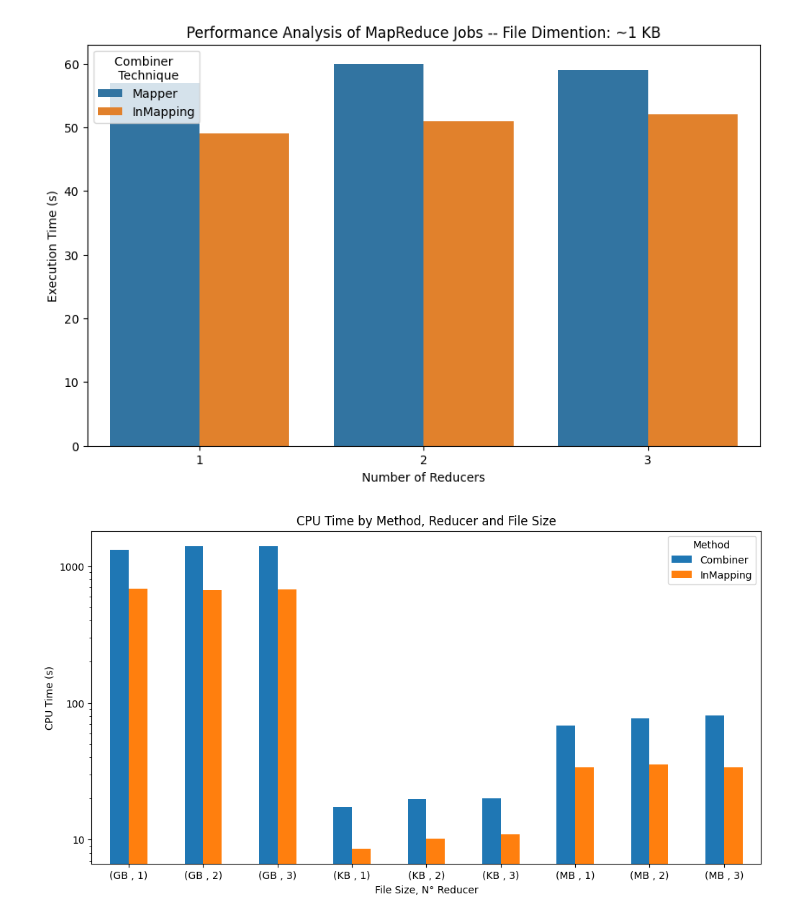
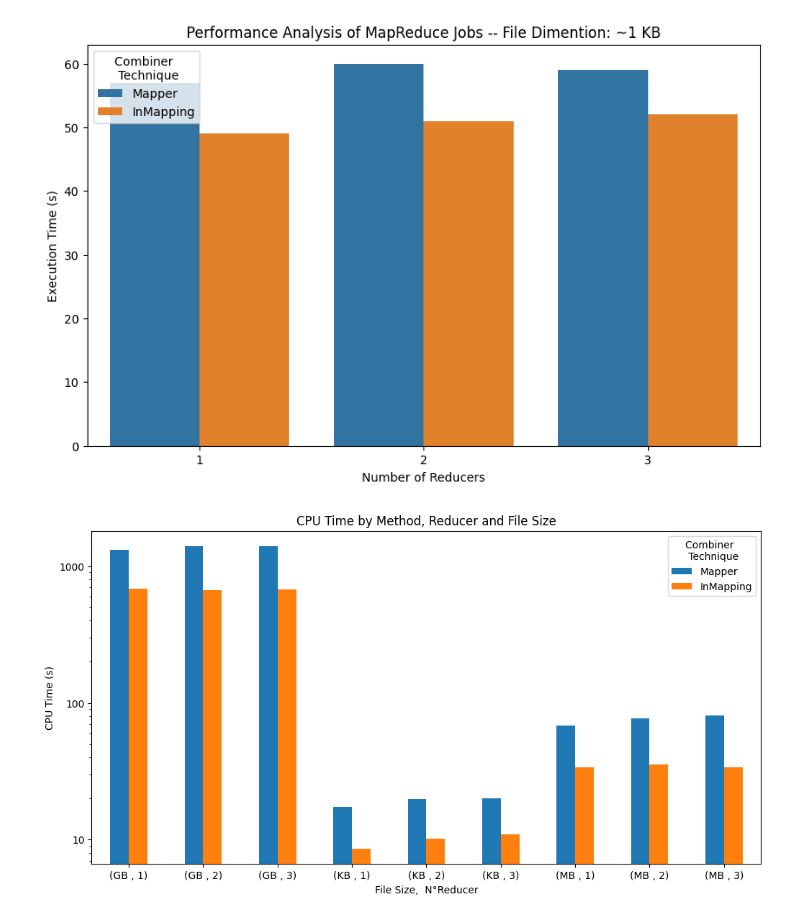
Before and after one commit to EmanueleRsp/MapReduce-Letter-Frequency, a Jupyter notebook: statistics/performance_result.ipynb, the cells around one changed output. Drawn from its saved outputs; the diff is of its cells as text; code cells hidden in the pictures.

```diff
--- a/statistics/performance_result.ipynb
+++ b/statistics/performance_result.ipynb
@@ -90,55 +90,57 @@ CPU_Times_InMapping_3_reducer_KB = 10,95
 # %%
 # Dati come stringa multilinea
 data = """
-CPU_Times_Combiner_1_reducer_GB = 1313,85
-CPU_Times_Combiner_2_reducer_GB = 1405,77
-CPU_Times_Combiner_3_reducer_GB = 1394,86
+CPU_Times_Mapper_1_reducer_GB = 1313,85
+CPU_Times_Mapper_2_reducer_GB = 1405,77
+CPU_Times_Mapper_3_reducer_GB = 1394,86
 CPU_Times_InMapping_1_reducer_GB = 683,98
 CPU_Times_InMapping_2_reducer_GB = 667,5
 CPU_Times_InMapping_3_reducer_GB = 679,38
-CPU_Times_Combiner_1_reducer_MB = 68,3
-CPU_Times_Combiner_2_reducer_MB = 77,29
-CPU_Times_Combiner_3_reducer_MB = 81,24
+CPU_Times_Mapper_1_reducer_MB = 68,3
+CPU_Times_Mapper_2_reducer_MB = 77,29
+CPU_Times_Mapper_3_reducer_MB = 81,24
 CPU_Times_InMapping_1_reducer_MB = 33,63
 CPU_Times_InMapping_2_reducer_MB = 35,39
 CPU_Times_InMapping_3_reducer_MB = 33,85
-CPU_Times_Combiner_1_reducer_KB = 17,42
-CPU_Times_Combiner_2_reducer_KB = 19,81
-CPU_Times_Combiner_3_reducer_KB = 20,11
+CPU_Times_Mapper_1_reducer_KB = 17,42
+CPU_Times_Mapper_2_reducer_KB = 19,81
+CPU_Times_Mapper_3_reducer_KB = 20,11
 CPU_Times_InMapping_1_reducer_KB = 8,61
 CPU_Times_InMapping_2_reducer_KB = 10,17
 CPU_Times_InMapping_3_reducer_KB = 10,95
 """
 
 # Creare un dizionario per memorizzare i dati
 data_dict = {'Method': [], 'Reducer': [], 'File_Size': [], 'CPU_Time': []}
 
 # Iterare sulle righe dei dati
 for line in data.split('\n'):
     if line:
         # Estrarre i valori
         method, reducer, file_size, cpu_time = line.split('_')[2], line.split('_')[3].split('=')[0], line.split('_')[5].split('=')[0], line.split('=')[1].strip().replace(',', '.')
         # Aggiungere i valori al dizionario
         data_dict['Method'].append(method)
         data_dict['Reducer'].append(reducer)
         data_dict['File_Size'].append(file_size)
         data_dict['CPU_Time'].append(float(cpu_time))
 
-# Creare un DataFrame da quel dizionario
 df = pd.DataFrame(data_dict)
 
 # Trasformare il DataFrame per avere le dimensioni del file come colonne
 df_pivot = df.pivot_table(index=['File_Size', 'Reducer'], columns='Method', values='CPU_Time')
 
+# Riordinare le colonne
+df_pivot = df_pivot[['Mapper','InMapping']]
+
 # Plottare il DataFrame
 df_pivot.plot(kind='bar', figsize=(12, 6))
 plt.ylabel('CPU Time (s)')
-plt.xlabel('File Size, N° Reducer')
+plt.xlabel('File Size,  N° Reducer')
 plt.xticks(rotation=0)
-plt.legend(title='Method')
+plt.legend(title='Combiner \n Technique')
 plt.title('CPU Time by Method, Reducer and File Size')
 plt.gca().set_yscale('log')
 plt.gca().yaxis.set_major_formatter(ticker.FuncFormatter(lambda y, _: '{:g}'.format(y)))
 plt.show()
 # %% [output]
-[figure, old version]
+[figure, new version]
```
Also changed, not shown: parts of 1 cell of this notebook.
